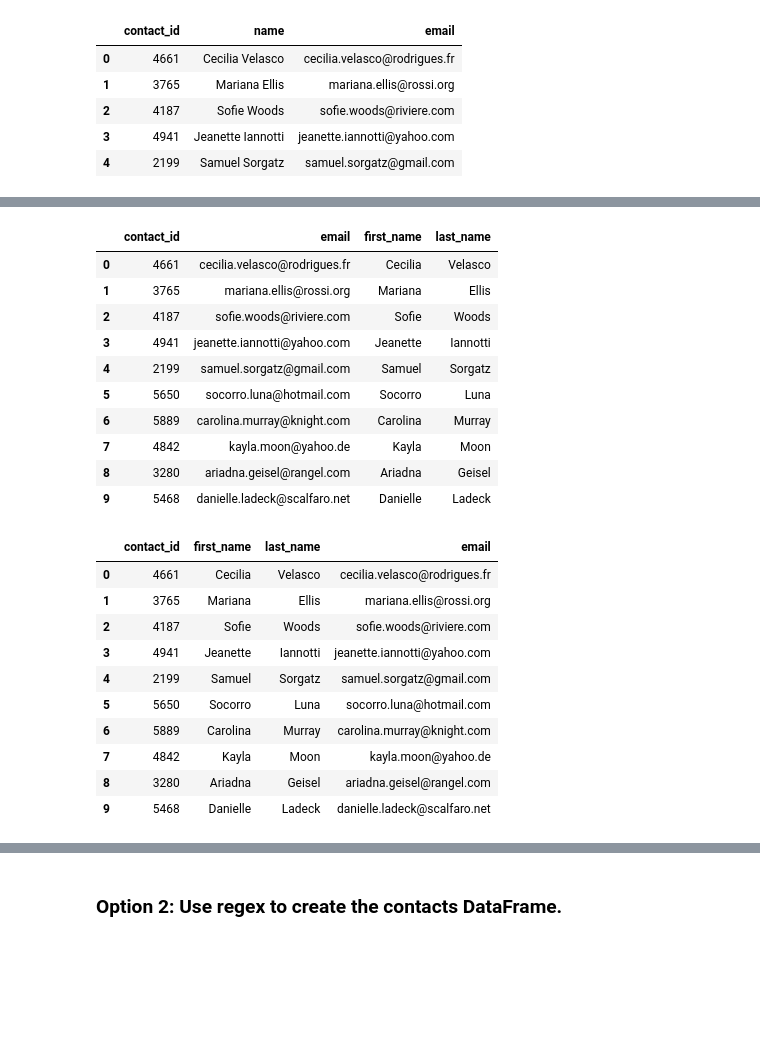
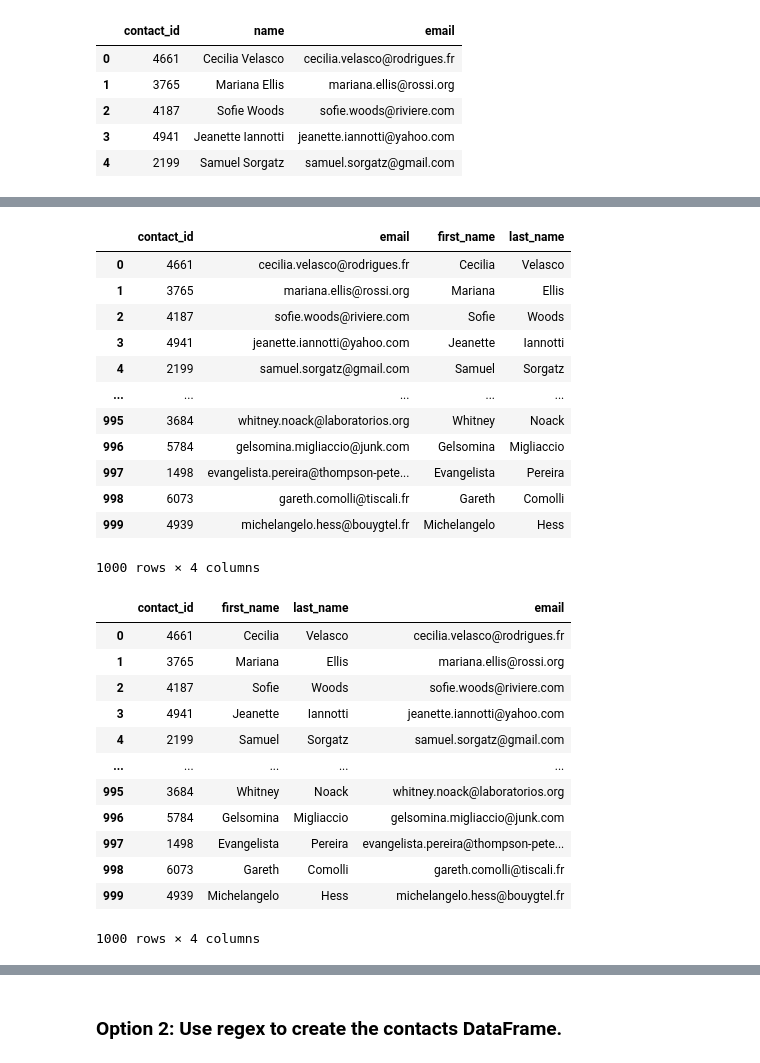
Before and after one commit to stephmcarlson/Crowdfunding_ETL, a Jupyter notebook: Starter_Files/ETL_Mini_Project_SBrown_SCarlson.ipynb, the cells around one changed output, grey strips where cells are left out. Cells and saved outputs as stored; diff of their text form; code cells hidden in the pictures; blank space fills up the shorter version.

```diff
--- a/Starter_Files/ETL_Mini_Project_SBrown_SCarlson.ipynb
+++ b/Starter_Files/ETL_Mini_Project_SBrown_SCarlson.ipynb
@@ -340,0 +338,8 @@ print(dict_values)
+# %%
+# Checking json format output
+
+import json
+converted_data = json.loads(second_row)
+for k, v in converted_data.items():
+    print(k)
+    print(v)
@@ -340,0 +353,24 @@ print(dict_values)
+# %%
+# Iterate through the contact_info_df and convert each row to a dictionary.
+#ChatGPT
+
+import json
+dict_column = []
+dict_values = []
+
+for i, row in contact_info_df.iloc[1:].iterrows():
+    data = row[0]
+    # Convert each row to a Python dictionary.
+    converted_data = json.loads(data)
+    # Use a list comprehension to get the keys from the converted data.
+    columns = [k for k,v in converted_data.items()]
+    # Use a list comprehension to get the values for each row.
+    row_values = [v for k, v in converted_data.items()]
+    # Append the keys and list values to the lists created in step 1.
+    dict_column.append(columns)
+    dict_values.append(row_values)
+
+# Print out the keys and list of values for each row.
+print(dict_column[0])
+print()
+print(dict_values)
@@ -341,6 +381,8 @@ print(dict_values)
 # %%
 # Create a contact_info DataFrame and add each list of values, i.e., each row
 # to the 'contact_id', 'name', 'email' columns.
+contact_info_df = pd.DataFrame(dict_values, columns=dict_column[0])
+contact_info_df.head()
 # %% [output]
 |  | contact_id | name | email |
 | 0 | 4661 | Cecilia Velasco | cecilia.velasco@rodrigues.fr |
@@ -363,0 +401,3 @@ memory usage: 23.6+ KB
+# %%
+contact_info_df[["first_name","last_name"]]=contact_info_df["name"].str.split(' ',n=1,expand=True)
+contact_info_df
@@ -364,22 +418,29 @@ memory usage: 23.6+ KB
 # %%
 # Create a "first"name" and "last_name" column with the first and last names from the "name" column.
-
+contact_info_df[["first_name","last_name"]]=contact_info_df["name"].str.split(' ',n=1,expand=True)
 
 # Drop the contact_name column
+
+contact_info_df = contact_info_df.drop(["name"],axis=1)
+contact_info_df
 # %% [output]
 |  | contact_id | email | first_name | last_name |
 | 0 | 4661 | cecilia.velasco@rodrigues.fr | Cecilia | Velasco |
 | 1 | 3765 | mariana.ellis@rossi.org | Mariana | Ellis |
 | 2 | 4187 | sofie.woods@riviere.com | Sofie | Woods |
 | 3 | 4941 | jeanette.iannotti@yahoo.com | Jeanette | Iannotti |
 | 4 | 2199 | samuel.sorgatz@gmail.com | Samuel | Sorgatz |
-| 5 | 5650 | socorro.luna@hotmail.com | Socorro | Luna |
-| 6 | 5889 | carolina.murray@knight.com | Carolina | Murray |
-| 7 | 4842 | kayla.moon@yahoo.de | Kayla | Moon |
-| 8 | 3280 | ariadna.geisel@rangel.com | Ariadna | Geisel |
-| 9 | 5468 | danielle.ladeck@scalfaro.net | Danielle | Ladeck |
+| ... | ... | ... | ... | ... |
+| 995 | 3684 | whitney.noack@laboratorios.org | Whitney | Noack |
+| 996 | 5784 | gelsomina.migliaccio@junk.com | Gelsomina | Migliaccio |
+| 997 | 1498 | evangelista.pereira@thompson-pete... | Evangelista | Pereira |
+| 998 | 6073 | gareth.comolli@tiscali.fr | Gareth | Comolli |
+| 999 | 4939 | michelangelo.hess@bouygtel.fr | Michelangelo | Hess |
+1000 rows × 4 columns
 # %%
 # Reorder the columns
+contacts_df_clean = contact_info_df[["contact_id", "first_name", "last_name", "email"]]
+contacts_df_clean
 # %% [output]
 |  | contact_id | first_name | last_name | email |
 | 0 | 4661 | Cecilia | Velasco | cecilia.velasco@rodrigues.fr |
@@ -387,10 +448,12 @@ memory usage: 23.6+ KB
 | 2 | 4187 | Sofie | Woods | sofie.woods@riviere.com |
 | 3 | 4941 | Jeanette | Iannotti | jeanette.iannotti@yahoo.com |
 | 4 | 2199 | Samuel | Sorgatz | samuel.sorgatz@gmail.com |
-| 5 | 5650 | Socorro | Luna | socorro.luna@hotmail.com |
-| 6 | 5889 | Carolina | Murray | carolina.murray@knight.com |
-| 7 | 4842 | Kayla | Moon | kayla.moon@yahoo.de |
-| 8 | 3280 | Ariadna | Geisel | ariadna.geisel@rangel.com |
-| 9 | 5468 | Danielle | Ladeck | danielle.ladeck@scalfaro.net |
+| ... | ... | ... | ... | ... |
+| 995 | 3684 | Whitney | Noack | whitney.noack@laboratorios.org |
+| 996 | 5784 | Gelsomina | Migliaccio | gelsomina.migliaccio@junk.com |
+| 997 | 1498 | Evangelista | Pereira | evangelista.pereira@thompson-pete... |
+| 998 | 6073 | Gareth | Comolli | gareth.comolli@tiscali.fr |
+| 999 | 4939 | Michelangelo | Hess | michelangelo.hess@bouygtel.fr |
+1000 rows × 4 columns
 # %%
 # Check the datatypes one more time before exporting as CSV file.
```
Also changed, not shown: parts of 10 cells of this notebook, 1 other file.
